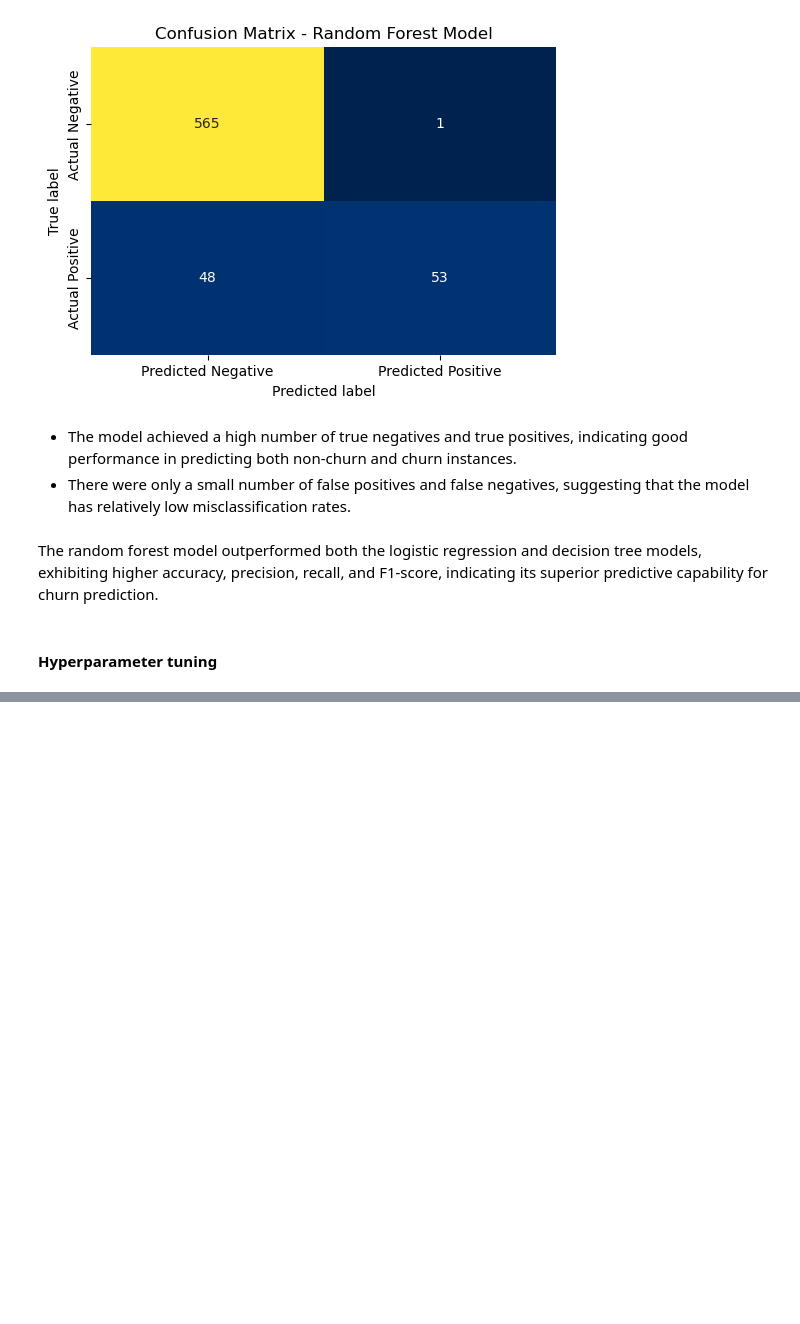
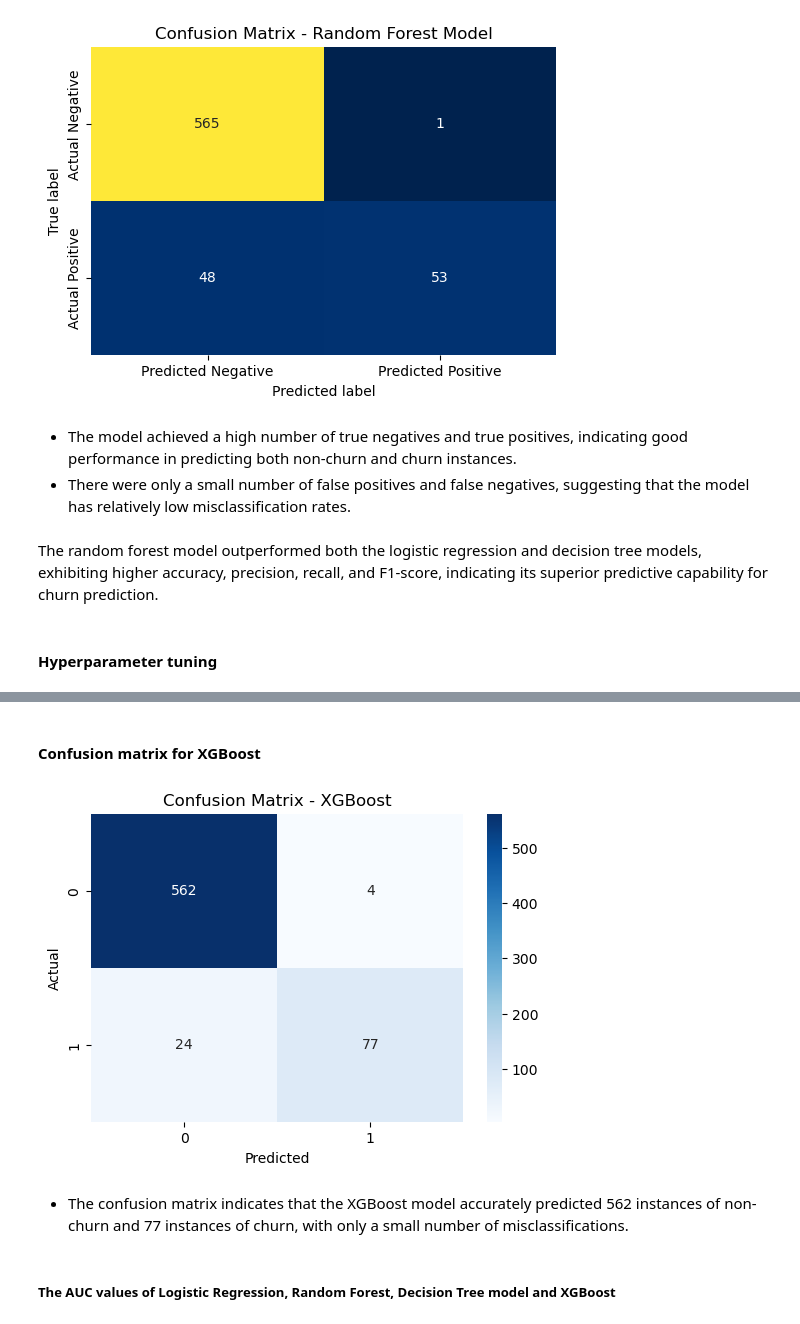
Before and after one commit to kiptochmike/Customer-Churn, a Jupyter notebook: customer_churn.ipynb, the cells around one changed output, grey strips where cells are left out. Saved outputs shown, nothing was run; the diff lists cells and outputs as text; code cells hidden in the pictures; blank space fills up the shorter version.

Commit message:
Model Evaluation

```diff
--- a/customer_churn.ipynb
+++ b/customer_churn.ipynb
@@ -793,0 +863,9 @@ The random forest model outperformed both the logistic regression and decision t
+# %%
+#Create XGBoost Classifier
+xgb_model = xgb.XGBClassifier()
+
+#Train the Model
+xgb_model.fit(X_train, y_train)
+
+#Make Predictions
+y_pred_xgb = xgb_model.predict(X_test)
@@ -793,0 +904,20 @@ The random forest model outperformed both the logistic regression and decision t
+# %% [markdown]
+#### Confusion matrix for XGBoost
+# %%
+# Calculate confusion matrix
+conf_matrix_xgb = confusion_matrix(y_test, y_pred_xgb)
+
+#Visualize the confusion Matrix
+
+plt.figure(figsize=(6, 4))
+sns.heatmap(conf_matrix_xgb, annot=True, fmt='g', cmap='Blues')
+plt.xlabel('Predicted')
+plt.ylabel('Actual')
+plt.title('Confusion Matrix - XGBoost')
+plt.show()
+# %% [output]
+[figure, added]
+# %% [markdown]
+- The confusion matrix indicates that the XGBoost model accurately predicted 562 instances of non-churn and 77 instances of churn, with only a small number of misclassifications.
+# %% [markdown]
+##### The AUC values of Logistic Regression, Random Forest, Decision Tree model and XGBoost
```
Also changed, not shown: parts of 27 cells of this notebook.
